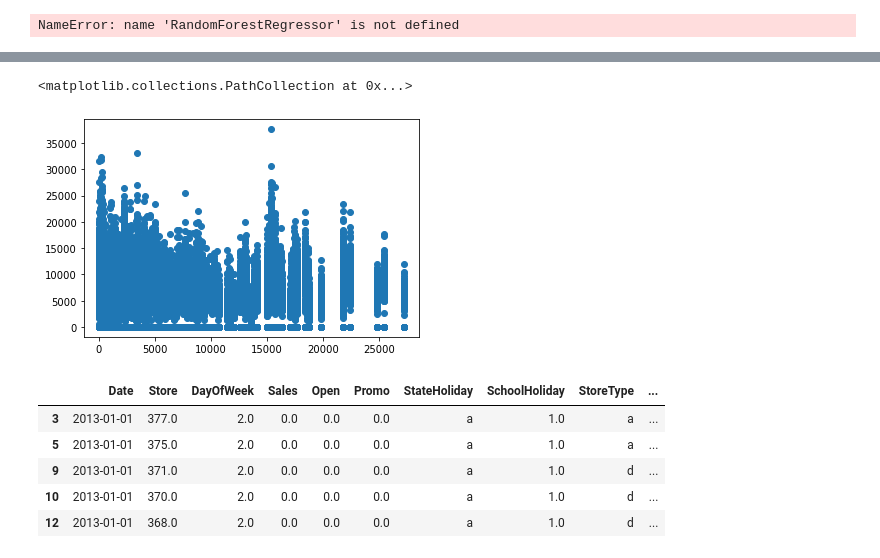
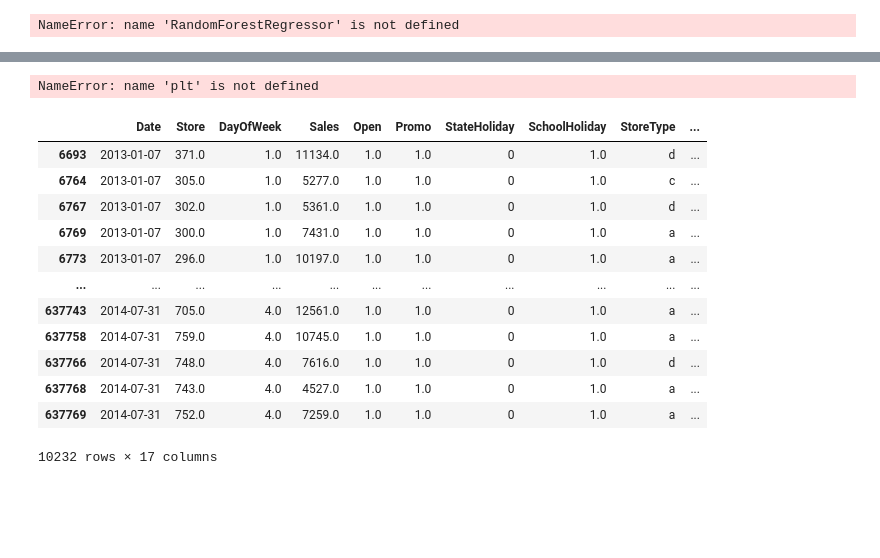
Before and after one commit to JohnEnev/DSR-competition-team1, a Jupyter notebook: notebooks/mena_RFC_result.ipynb, the cells around one changed output, grey strips where cells are left out. Drawn from its saved outputs; the diff is of its cells as text; code cells hidden in the pictures; blank space fills up the shorter version.

```diff
--- a/notebooks/mena_RFC_result.ipynb
+++ b/notebooks/mena_RFC_result.ipynb
@@ -28,6 +28,7 @@ NameError: name 'RandomForestRegressor' is not defined
 from sklearn.linear_model import LinearRegression
 # %%
 df=df.dropna()
+df=df[df!=0].dropna()
 a=df['CompetitionDistance']
 b=df['Sales']
 
@@ -48,17 +49,23 @@ array([-6.85050659e-02, -8.68991122e+01,  5.42193326e+03,  2.14240110e+03,
-# %%
-plt.scatter(a,b)
-# %% [output]
-<matplotlib.collections.PathCollection at 0x...>
-[figure, removed]
+# %%
+metric()
+# %% [output]
+NameError: name 'plt' is not defined
 # %%
-df.head()
+df
 # %% [output]
 |  | Date | Store | DayOfWeek | Sales | Open | Promo | StateHoliday | SchoolHoliday | StoreType | ... |
-| 3 | 2013-01-01 | 377.0 | 2.0 | 0.0 | 0.0 | 0.0 | a | 1.0 | a | ... |
-| 5 | 2013-01-01 | 375.0 | 2.0 | 0.0 | 0.0 | 0.0 | a | 1.0 | a | ... |
-| 9 | 2013-01-01 | 371.0 | 2.0 | 0.0 | 0.0 | 0.0 | a | 1.0 | d | ... |
-| 10 | 2013-01-01 | 370.0 | 2.0 | 0.0 | 0.0 | 0.0 | a | 1.0 | d | ... |
-| 12 | 2013-01-01 | 368.0 | 2.0 | 0.0 | 0.0 | 0.0 | a | 1.0 | d | ... |
+| 6693 | 2013-01-07 | 371.0 | 1.0 | 11134.0 | 1.0 | 1.0 | 0 | 1.0 | d | ... |
+| 6764 | 2013-01-07 | 305.0 | 1.0 | 5277.0 | 1.0 | 1.0 | 0 | 1.0 | c | ... |
+| 6767 | 2013-01-07 | 302.0 | 1.0 | 5361.0 | 1.0 | 1.0 | 0 | 1.0 | d | ... |
+| 6769 | 2013-01-07 | 300.0 | 1.0 | 7431.0 | 1.0 | 1.0 | 0 | 1.0 | a | ... |
+| 6773 | 2013-01-07 | 296.0 | 1.0 | 10197.0 | 1.0 | 1.0 | 0 | 1.0 | a | ... |
+| ... | ... | ... | ... | ... | ... | ... | ... | ... | ... | ... |
+| 637743 | 2014-07-31 | 705.0 | 4.0 | 12561.0 | 1.0 | 1.0 | 0 | 1.0 | a | ... |
+| 637758 | 2014-07-31 | 759.0 | 4.0 | 10745.0 | 1.0 | 1.0 | 0 | 1.0 | a | ... |
+| 637766 | 2014-07-31 | 748.0 | 4.0 | 7616.0 | 1.0 | 1.0 | 0 | 1.0 | d | ... |
+| 637768 | 2014-07-31 | 743.0 | 4.0 | 4527.0 | 1.0 | 1.0 | 0 | 1.0 | a | ... |
+| 637769 | 2014-07-31 | 752.0 | 4.0 | 7259.0 | 1.0 | 1.0 | 0 | 1.0 | a | ... |
+10232 rows × 17 columns
 # %%
 import matplotlib.pyplot as plt
 %matplotlib inline
```
Also changed, not shown: parts of 13 cells of this notebook, 3 other files.
